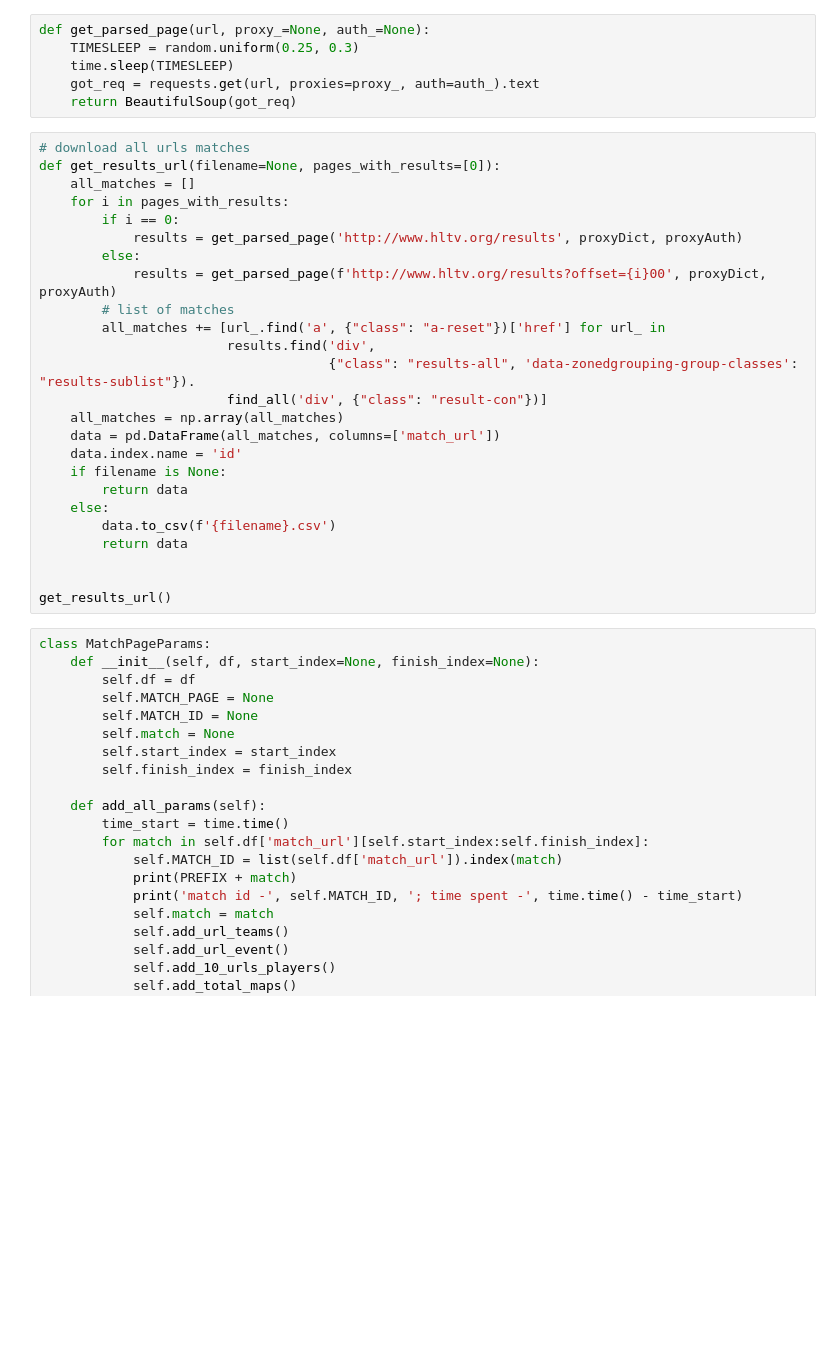
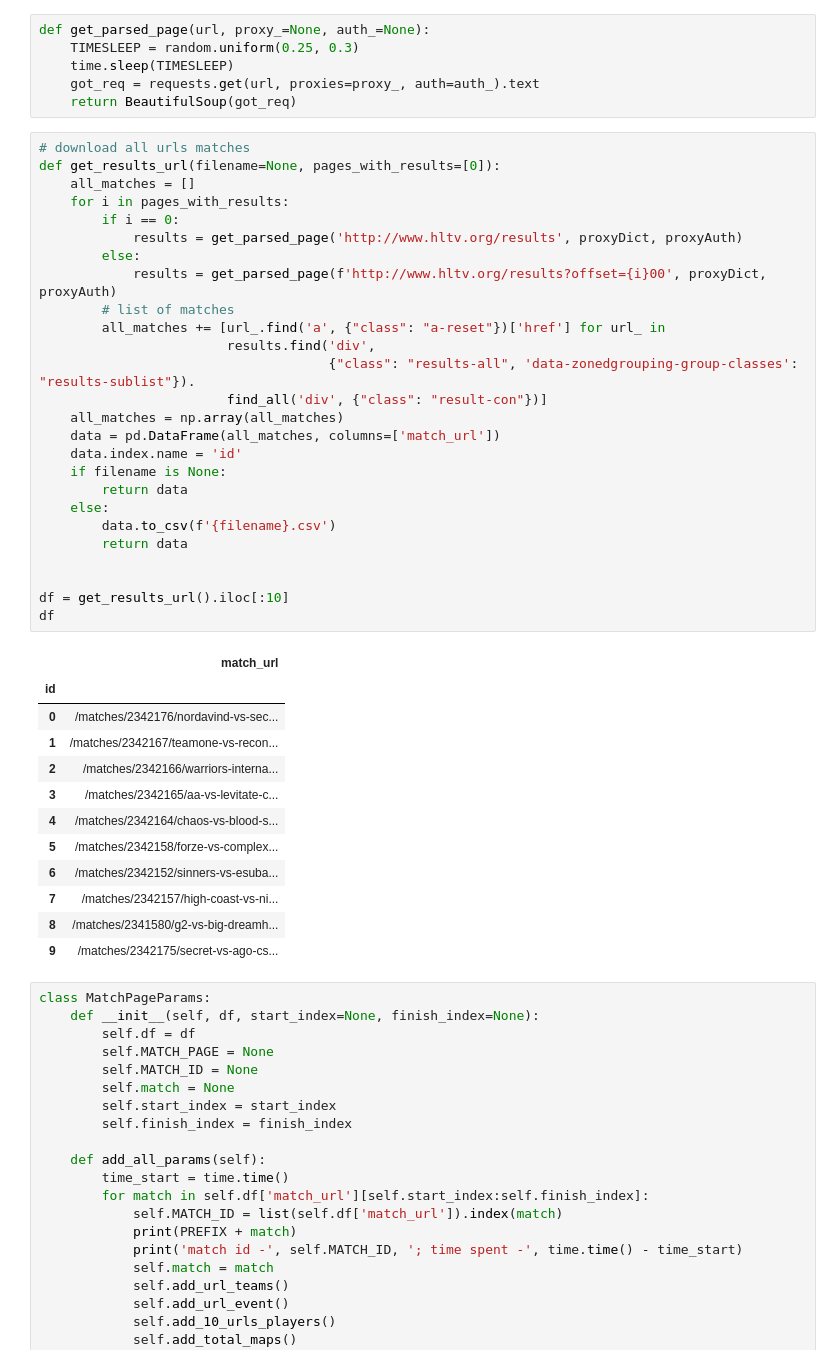
Before and after one commit to artemk1337/ML_predict_CS-GO_matches, a Jupyter notebook: hltv.ipynb, the cells around one changed output. Saved outputs shown, nothing was run; the diff lists cells and outputs as text; blank space fills up the shorter version.

```diff
--- a/hltv.ipynb
+++ b/hltv.ipynb
@@ -27,28 +27,42 @@ def get_parsed_page(url, proxy_=None, auth_=None):
 # %%
 # download all urls matches
 def get_results_url(filename=None, pages_with_results=[0]):
     all_matches = []
     for i in pages_with_results:
         if i == 0:
             results = get_parsed_page('http://www.hltv.org/results', proxyDict, proxyAuth)
         else:
             results = get_parsed_page(f'http://www.hltv.org/results?offset={i}00', proxyDict, proxyAuth)
         # list of matches
         all_matches += [url_.find('a', {"class": "a-reset"})['href'] for url_ in
                         results.find('div',
                                      {"class": "results-all", 'data-zonedgrouping-group-classes': "results-sublist"}).
                         find_all('div', {"class": "result-con"})]
     all_matches = np.array(all_matches)
     data = pd.DataFrame(all_matches, columns=['match_url'])
     data.index.name = 'id'
     if filename is None:
         return data
     else:
         data.to_csv(f'{filename}.csv')
         return data
 
 
-get_results_url()
+df = get_results_url().iloc[:10]
+df
+# %% [output]
+|  | match_url |
+| id |  |
+| 0 | /matches/2342176/nordavind-vs-sec... |
+| 1 | /matches/2342167/teamone-vs-recon... |
+| 2 | /matches/2342166/warriors-interna... |
+| 3 | /matches/2342165/aa-vs-levitate-c... |
+| 4 | /matches/2342164/chaos-vs-blood-s... |
+| 5 | /matches/2342158/forze-vs-complex... |
+| 6 | /matches/2342152/sinners-vs-esuba... |
+| 7 | /matches/2342157/high-coast-vs-ni... |
+| 8 | /matches/2341580/g2-vs-big-dreamh... |
+| 9 | /matches/2342175/secret-vs-ago-cs... |
 # %%
 class MatchPageParams:
     def __init__(self, df, start_index=None, finish_index=None):
```
Also changed, not shown: parts of 8 cells of this notebook, 2 other files.
